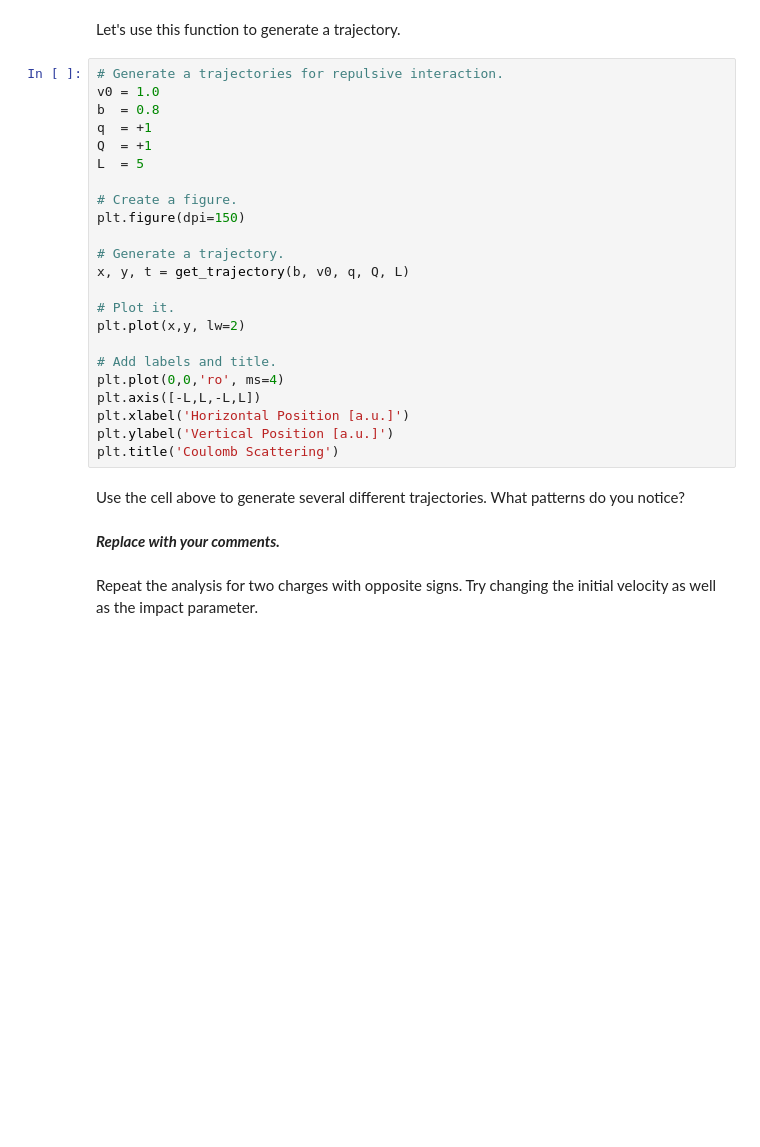
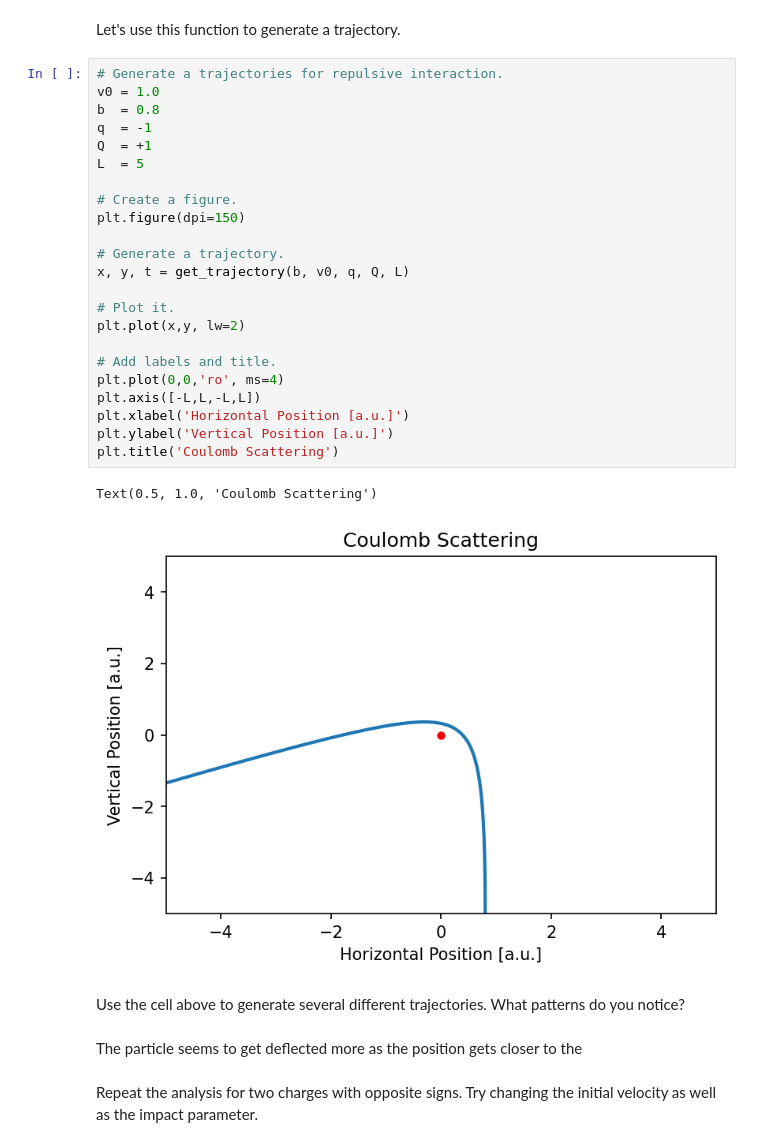
Before and after one commit to dr-kinder/electrodynamics, a Jupyter notebook: week-03/05-equations-of-motion.ipynb, the cells around one changed output. Drawn from its saved outputs; the diff is of its cells as text; blank space fills up the shorter version.

```diff
--- a/week-03/05-equations-of-motion.ipynb
+++ b/week-03/05-equations-of-motion.ipynb
@@ -198,30 +201,33 @@ Let's use this function to generate a trajectory.
 # %%
 # Generate a trajectories for repulsive interaction.
 v0 = 1.0
 b  = 0.8
-q  = +1
+q  = -1
 Q  = +1
 L  = 5
 
 # Create a figure.
 plt.figure(dpi=150)
 
 # Generate a trajectory.
 x, y, t = get_trajectory(b, v0, q, Q, L)
 
 # Plot it.
 plt.plot(x,y, lw=2)
 
 # Add labels and title.
 plt.plot(0,0,'ro', ms=4)
 plt.axis([-L,L,-L,L])
 plt.xlabel('Horizontal Position [a.u.]')
 plt.ylabel('Vertical Position [a.u.]')
 plt.title('Coulomb Scattering')
+# %% [output]
+Text(0.5, 1.0, 'Coulomb Scattering')
+[figure, added]
 # %% [markdown]
 Use the cell above to generate several different trajectories.  What patterns do you notice?
 # %% [markdown]
-***Replace with your comments.***
+The particle seems to get deflected more as the position gets closer to the
 # %% [markdown]
 Repeat the analysis for two charges with opposite signs.  Try changing the initial velocity as well as the impact parameter.
 # %% [markdown]
```
Also changed, not shown: parts of 13 cells of this notebook.
